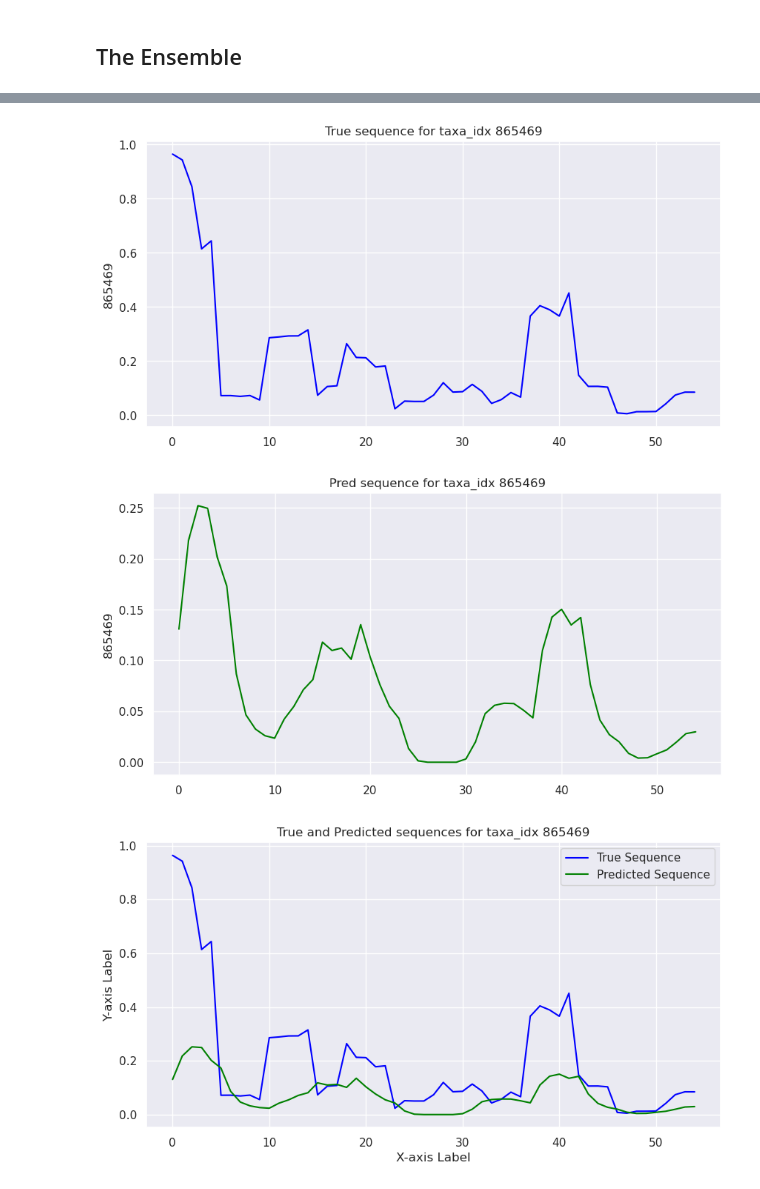
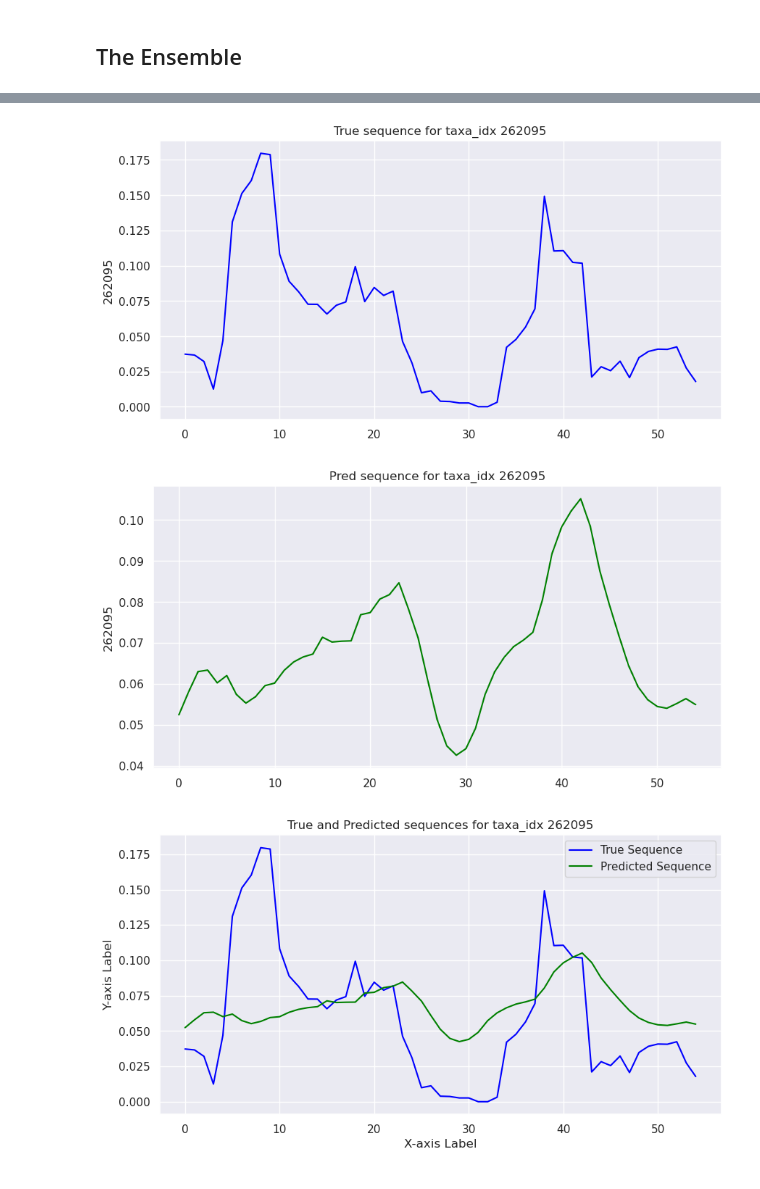
Before and after one commit to NateTheGreat001/tu_medical, a Jupyter notebook: Experiment 2: Sequence on Float LSTM.ipynb, the cells around one changed output, grey strips where cells are left out. Saved outputs shown, nothing was run; the diff lists cells and outputs as text; code cells hidden in the pictures.

```diff
--- a/Experiment 2: Sequence on Float LSTM.ipynb
+++ b/Experiment 2: Sequence on Float LSTM.ipynb
@@ -249,12 +344,14 @@ class ensemble():
 
         n_sequences = len(X_sequences)
 
-        pred_df = [pd.DataFrame()]
-        for taxa_idx in self.model_dic.keys():
+        pred_list = []
+        for taxa_idx in tqdm(self.model_dic.keys(), desc="Predicting values"):
             model = self.model_dic[taxa_idx]
-            pred_df[taxa_idx] = model.predict(X_sequences).reshape(n_sequences,)
+            pred_list.append(model.predict(X_sequences, verbose=0).reshape(n_sequences,))
             del(model)
 
+        pred_df = pd.DataFrame(pred_list).T
+
         return pred_df
 # %%
 # Tensorflow does not play nice with my Linux machine, thus I am filtering out its warnings
@@ -268,2 +368,0 @@ Overwriting an existing model dir
-# %%
-model_ensemble.load()
@@ -341,4 +369,5 @@ IndexError: list assignment index out of range
 # %%
 y_test_df = pd.DataFrame(y_targets_test)
+y_test_df = y_test_df.reset_index(drop=True)
 y_test_df
 # %% [output]
@@ -383,0 +392,4 @@ y_pred_df
+# %%
+y_pred_df = model_ensemble.predict(X_sequences_test)
+y_pred_df = y_pred_df.reset_index(drop=True)
+y_pred_df.columns = y_test_df.columns
@@ -391,14 +424,14 @@ Total taxa not predicted: 134, 66.33663366336634% of all taxa
 # %%
-target_taxa = 865469
+target_taxa = 262095
 
 true_sequence = y_test_df[target_taxa].reset_index(drop=True)
 pred_sequence = y_pred_df[target_taxa]
 
 sequence_comparisson_graphs(true_sequence, pred_sequence, target_taxa)
 # %% [output]
-[figure, old version]
+[figure, new version]
-[figure, old version]
+[figure, new version]
-[figure, old version]
+[figure, new version]
 # %%
 def calculate_percentage_errors(y_pred_df, y_test_df):
     # Description: calculate percentage errors on on all taxa
```
Also changed, not shown: parts of 27 cells of this notebook, 2 other files.
